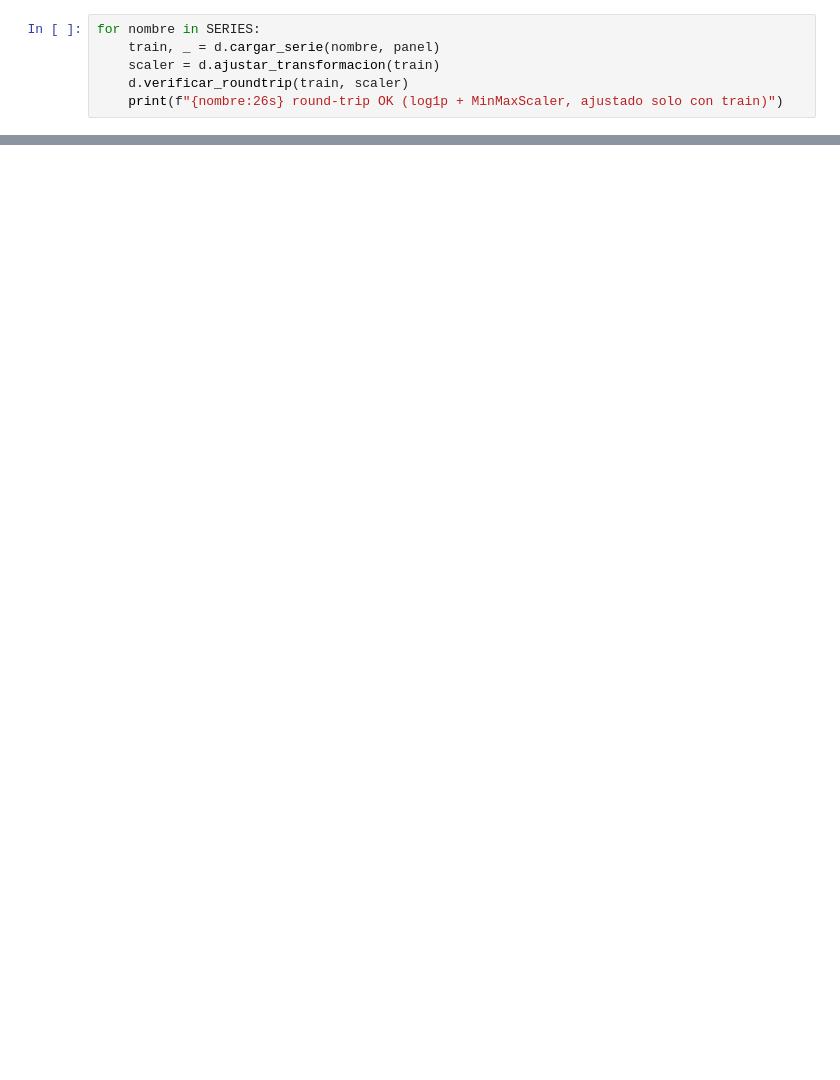
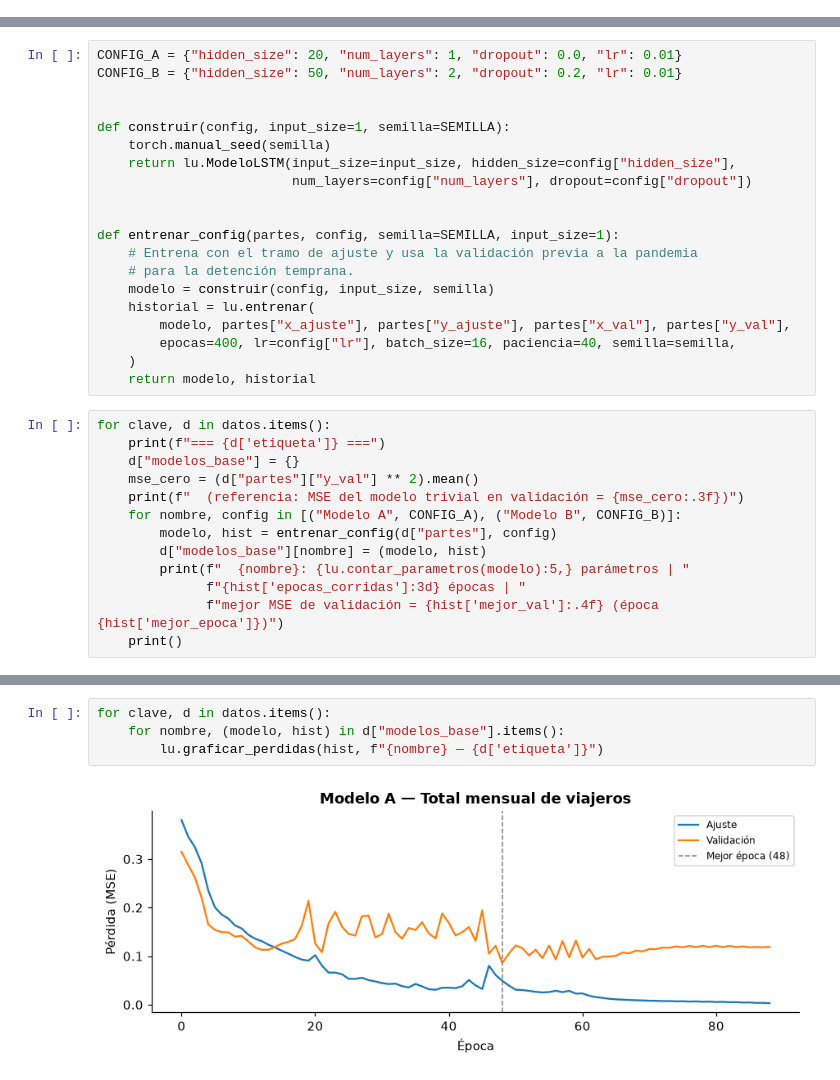
Before and after one commit to Tunchxz/CC3084-Laboratorio-2, a Jupyter notebook: notebooks/01_lstm_series.ipynb, the cells around one changed output, grey strips where cells are left out. Drawn from its saved outputs; the diff is of its cells as text; blank space fills up the shorter version.

```diff
--- a/notebooks/01_lstm_series.ipynb
+++ b/notebooks/01_lstm_series.ipynb
@@ -47,6 +0,0 @@ reproducir los valores originales) antes de usarla para cualquier métrica.
-# %%
-for nombre in SERIES:
-    train, _ = d.cargar_serie(nombre, panel)
-    scaler = d.ajustar_transformacion(train)
-    d.verificar_roundtrip(train, scaler)
-    print(f"{nombre:26s} round-trip OK (log1p + MinMaxScaler, ajustado solo con train)")
@@ -231,0 +231,33 @@ for serie in SERIES:
+# %%
+CONFIG_A = {"hidden_size": 20, "num_layers": 1, "dropout": 0.0, "lr": 0.01}
+CONFIG_B = {"hidden_size": 50, "num_layers": 2, "dropout": 0.2, "lr": 0.01}
+
+
+def construir(config, input_size=1, semilla=SEMILLA):
+    torch.manual_seed(semilla)
+    return lu.ModeloLSTM(input_size=input_size, hidden_size=config["hidden_size"],
+                         num_layers=config["num_layers"], dropout=config["dropout"])
+
+
+def entrenar_config(partes, config, semilla=SEMILLA, input_size=1):
+    # Entrena con el tramo de ajuste y usa la validación previa a la pandemia
+    # para la detención temprana.
+    modelo = construir(config, input_size, semilla)
+    historial = lu.entrenar(
+        modelo, partes["x_ajuste"], partes["y_ajuste"], partes["x_val"], partes["y_val"],
+        epocas=400, lr=config["lr"], batch_size=16, paciencia=40, semilla=semilla,
+    )
+    return modelo, historial
+# %%
+for clave, d in datos.items():
+    print(f"=== {d['etiqueta']} ===")
+    d["modelos_base"] = {}
+    mse_cero = (d["partes"]["y_val"] ** 2).mean()
+    print(f"  (referencia: MSE del modelo trivial en validación = {mse_cero:.3f})")
+    for nombre, config in [("Modelo A", CONFIG_A), ("Modelo B", CONFIG_B)]:
+        modelo, hist = entrenar_config(d["partes"], config)
+        d["modelos_base"][nombre] = (modelo, hist)
+        print(f"  {nombre}: {lu.contar_parametros(modelo):5,} parámetros | "
+              f"{hist['epocas_corridas']:3d} épocas | "
+              f"mejor MSE de validación = {hist['mejor_val']:.4f} (época {hist['mejor_epoca']})")
+    print()
@@ -231,0 +274,6 @@ for serie in SERIES:
+# %%
+for clave, d in datos.items():
+    for nombre, (modelo, hist) in d["modelos_base"].items():
+        lu.graficar_perdidas(hist, f"{nombre} — {d['etiqueta']}")
+# %% [output]
+[figure, added]
```
Also changed, not shown: parts of 49 cells of this notebook, 4 other files.
